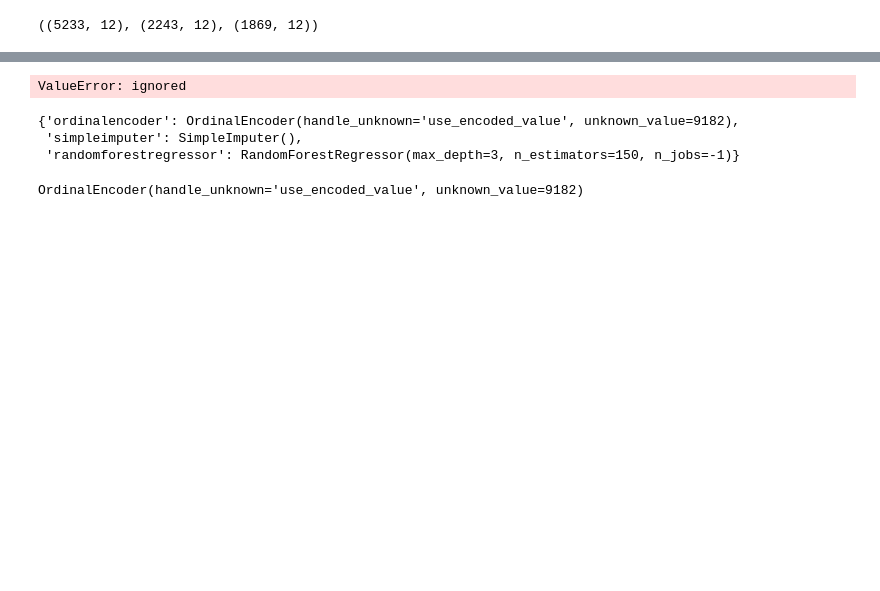
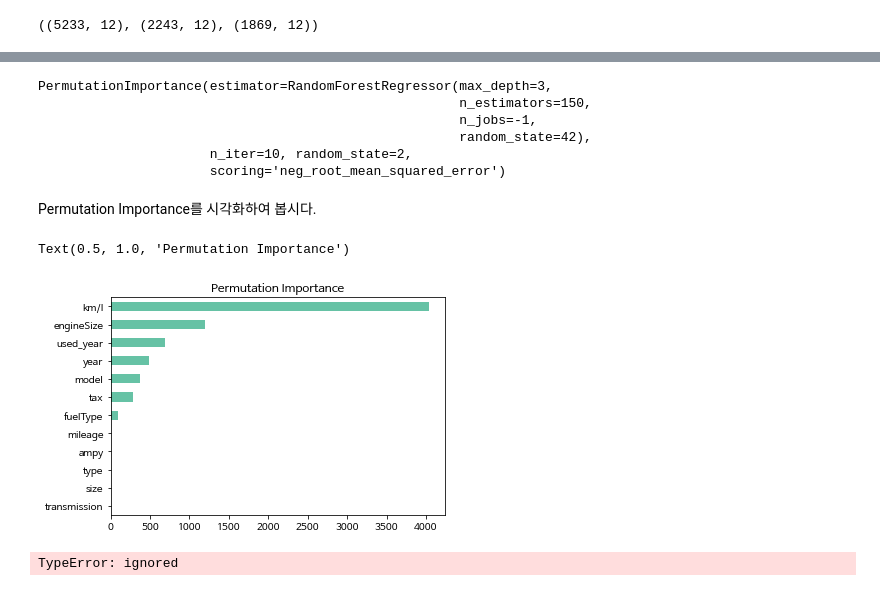
Before and after one commit to 00150/Practice-anything...., a Jupyter notebook: Project_used_car_modifying.ipynb, the cells around one changed output, grey strips where cells are left out. Drawn from its saved outputs; the diff is of its cells as text; code cells hidden in the pictures; blank space fills up the shorter version.

```diff
--- a/Project_used_car_modifying.ipynb
+++ b/Project_used_car_modifying.ipynb
@@ -1541,49 +1503,64 @@ SimpleImputer()
 # %%
 # 필요한 라이브러리를 불러옵니다. : eli5
+import eli5
 from eli5.sklearn import PermutationImportance
 
-# 위에서 생성한 파이프라인을 그대로 이용할 것 입니다.
-def get_pipeline(**kwargs):
-  return make_pipeline(
-      OrdinalEncoder(handle_unknown = 'use_encoded_value',
-                     unknown_value = 9182),
-      SimpleImputer(),
-      RandomForestRegressor(**kwargs))
 
-# 파이프라인을 생성합니다.
+# 파이프라인을 생성합니다. (기존 정의한 함수를 이용합니다.)
 pipe = get_pipeline(max_depth = 3,
                     n_jobs = -1,
-                    n_estimators = 150)
+                    n_estimators = 150, random_state = 42)
 
+
+
+# 생성한 파이프라인으로
+pipe.fit(X_train, y_train)
 
 
 # PermutationImportance를 생성합니다.
 permuter = PermutationImportance(
     pipe.named_steps['randomforestregressor'],
-    scoring = 'roc_auc',
+    scoring = 'neg_root_mean_squared_error',
     n_iter= 10,
-    random_state = 42)
+    random_state = 2)
 
 
 
 # 검증 데이터를 이용하여 스코어를 다시 계산하도록 합니다, 검증 데이터에는 ordinalencoder를 적용합니다.
-X_val_preprocessed = pipe[0].fit_transform(X_val)
+
+
+X_val_preprocessed = pipe[0].transform(X_val)
 
 # permuter.fit
 permuter.fit(X_val_preprocessed, y_val)
 # %% [output]
-ValueError: ignored
+PermutationImportance(estimator=RandomForestRegressor(max_depth=3,
+                                                      n_estimators=150,
+                                                      n_jobs=-1,
+                                                      random_state=42),
+                      n_iter=10, random_state=2,
+                      scoring='neg_root_mean_squared_error')
-# %%
-pipe.named_steps
-# %% [output]
-{'ordinalencoder': OrdinalEncoder(handle_unknown='use_encoded_value', unknown_value=9182),
- 'simpleimputer': SimpleImputer(),
- 'randomforestregressor': RandomForestRegressor(max_depth=3, n_estimators=150, n_jobs=-1)}
+# %% [markdown]
+Permutation Importance를 시각화하여 봅시다.
 # %%
+# feature_name 지정.
+feature_names = X_val.columns.tolist()
 
-feature_names = X_test.columns.tolist()
+# Series 생성.
 pi = pd.Series(permuter.feature_importances_, feature_names).sort_values()
+
+# 시각화 생성.
 pi.plot.barh()
-plt.title("Permutation Importance")
+plt.title('Permutation Importance')
 # %% [output]
-OrdinalEncoder(handle_unknown='use_encoded_value', unknown_value=9182)
+Text(0.5, 1.0, 'Permutation Importance')
+[figure, added]
+# %%
+# 특성별 score를 확인합니다.
+eli5.show_weights(
+    permuter,
+    tope = None, # top이 None일 때 모든 특성
+    feature_names = feature_names
+)
+# %% [output]
+TypeError: ignored
```
Also changed, not shown: parts of 13 cells of this notebook.
